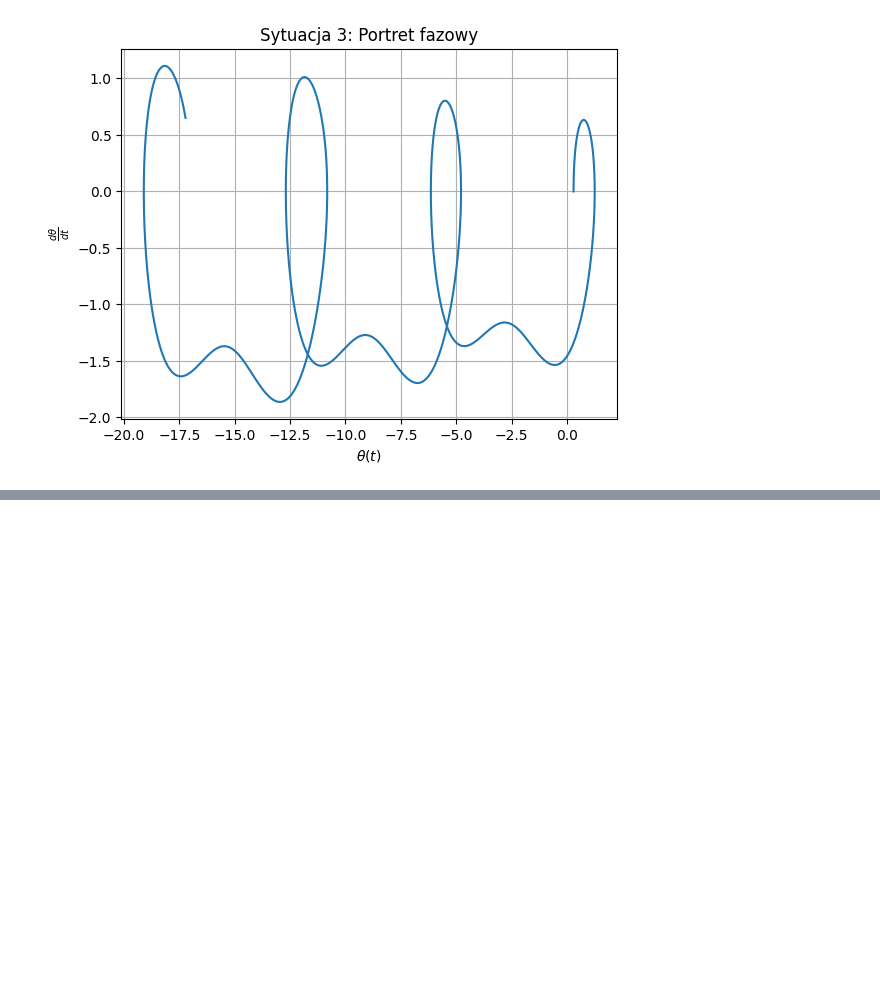
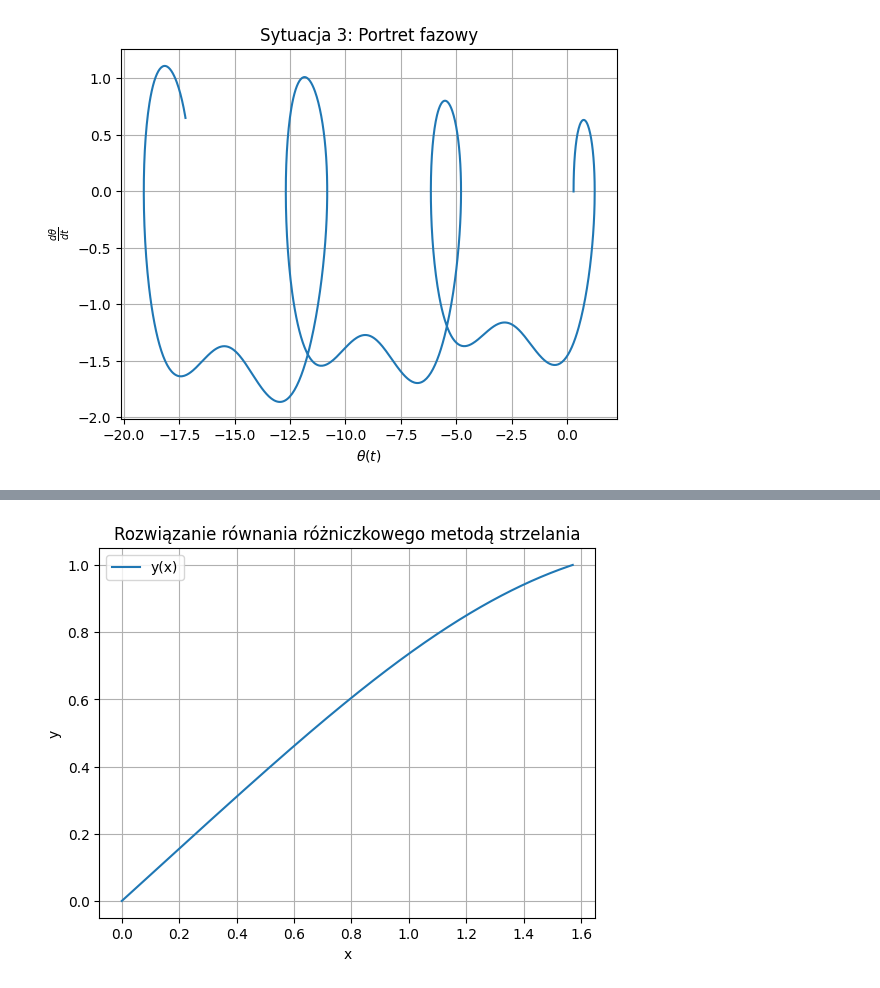
Before and after one commit to rafglo/Metody-numeryczne, a Jupyter notebook: lista7.ipynb, the cells around one changed output, grey strips where cells are left out. Saved outputs shown, nothing was run; the diff lists cells and outputs as text; code cells hidden in the pictures; blank space fills up the shorter version.

```diff
--- a/lista7.ipynb
+++ b/lista7.ipynb
@@ -238,0 +333,42 @@ plt.show()
+# %%
+def shooting_method(f, x_range, y0, target_y, guess, n_steps=1000, tolerance=1e-6, max_iter=100):
+    x_min, x_max = x_range
+    for i in range(max_iter):
+        y0[1] = guess
+        y_vals = runge_kutta_4th_order2(y0, f, n_steps, x_max)
+        x_vals = np.linspace(x_min, x_max, n_steps + 1)
+        error = y_vals[-1, 0] - target_y
+
+        if abs(error) < tolerance:
+            return x_vals, y_vals
+
+        y0_temp = y0.copy()
+        y0_temp[1] = guess + 1e-4
+        y_vals_temp = runge_kutta_4th_order2(y0_temp, f, n_steps, x_max)
+        derivative = (y_vals_temp[-1, 0] - y_vals[-1, 0]) / 1e-4
+        guess -= error / derivative
+
+    raise ValueError("Nie znaleziono rozwiązania w zadanej liczbie iteracji.")
+
+def dydx(x, y):
+    y1, y2 = y
+    dy1_dx = y2
+    dy2_dx = -(1 - 0.2 * x) * y1**2
+    return [dy1_dx, dy2_dx]
+
+x_range = [0, np.pi / 2]
+y_target = 1
+y_initial = [0, 0]
+initial_guess = 1
+
+x_vals, y_vals = shooting_method(dydx, x_range, y_initial, y_target, initial_guess)
+
+plt.plot(x_vals, y_vals[:, 0], label="y(x)")
+plt.title("Rozwiązanie równania różniczkowego metodą strzelania")
+plt.xlabel("x")
+plt.ylabel("y")
+plt.legend()
+plt.grid()
+plt.show()
+# %% [output]
+[figure, added]
```
Also changed, not shown: parts of 13 cells of this notebook.
